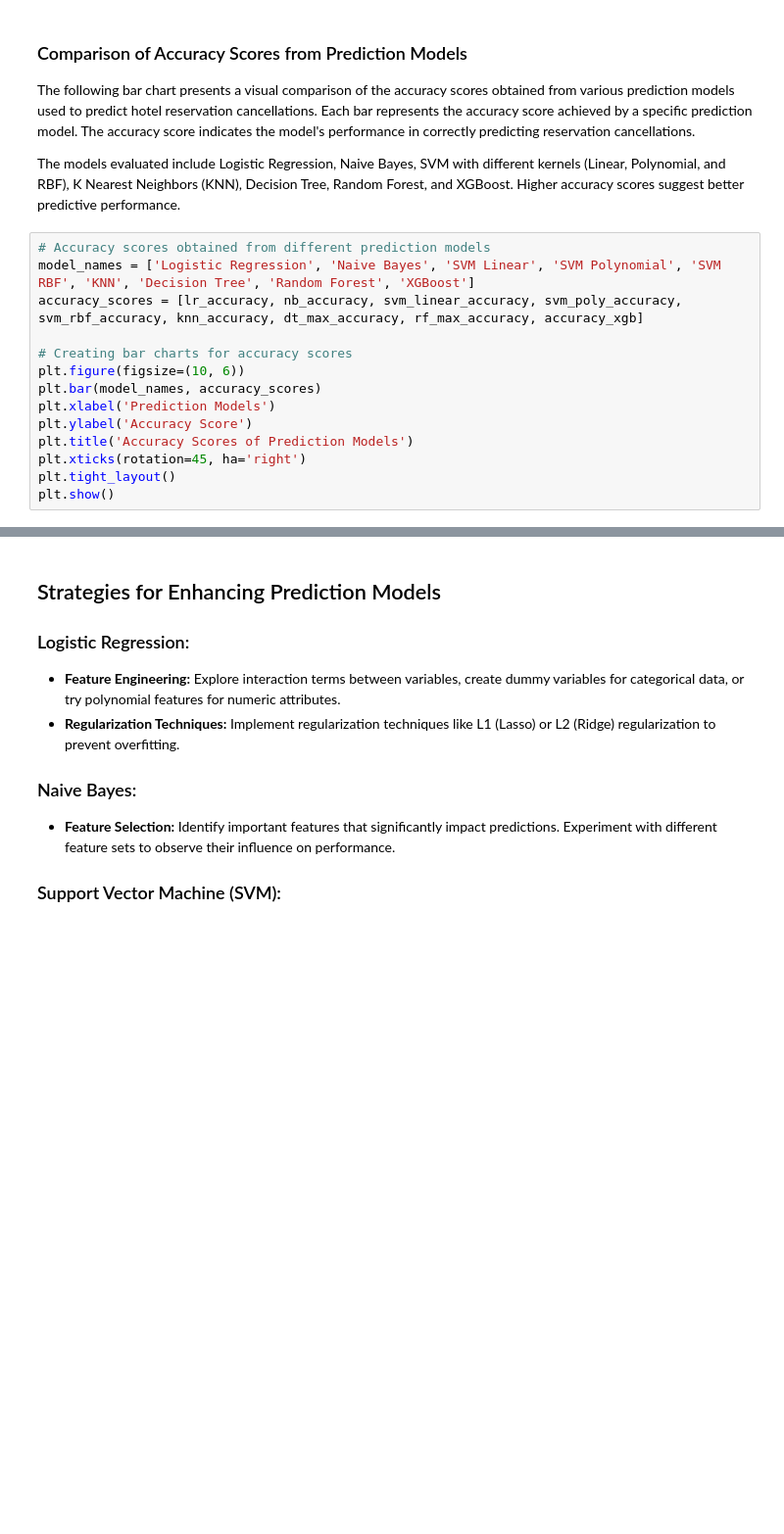
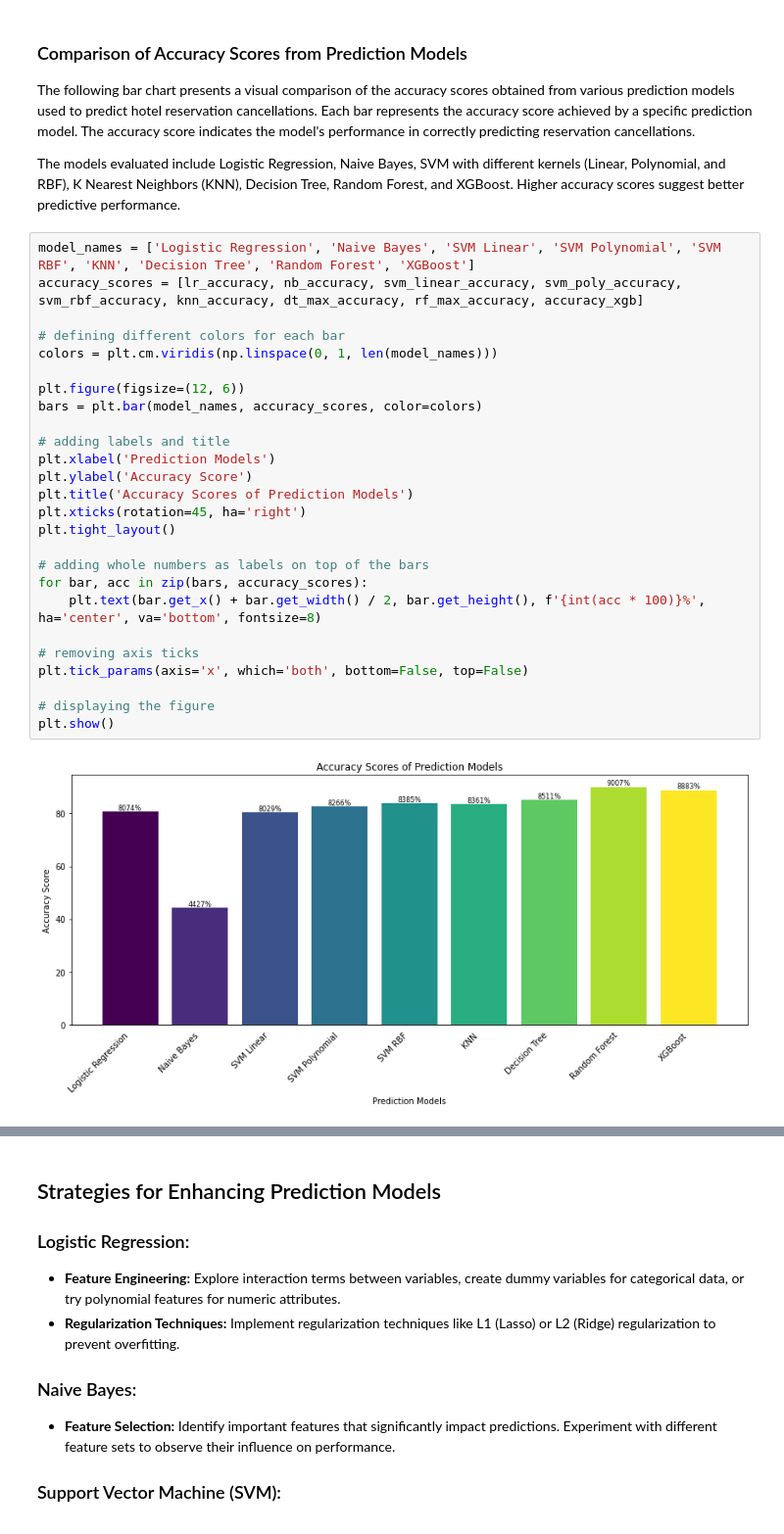
Before and after one commit to georgekalf/HotelReservations-ML, a Jupyter notebook: ML - CancellationPrediction/ML-PredictionModels.ipynb, the cells around one changed output, grey strips where cells are left out. Shown: that part at 98% size. Saved outputs shown, nothing was run; the diff lists cells and outputs as text; blank space fills up the shorter version.

Commit message:
Completed ML prediction models

```diff
--- a/ML - CancellationPrediction/ML-PredictionModels.ipynb
+++ b/ML - CancellationPrediction/ML-PredictionModels.ipynb
@@ -467,19 +570,33 @@ The following bar chart presents a visual comparison of the accuracy scores obta
 
 The models evaluated include Logistic Regression, Naive Bayes, SVM with different kernels (Linear, Polynomial, and RBF), K Nearest Neighbors (KNN), Decision Tree, Random Forest, and XGBoost. Higher accuracy scores suggest better predictive performance.
 # %%
-# Accuracy scores obtained from different prediction models
 model_names = ['Logistic Regression', 'Naive Bayes', 'SVM Linear', 'SVM Polynomial', 'SVM RBF', 'KNN', 'Decision Tree', 'Random Forest', 'XGBoost']
 accuracy_scores = [lr_accuracy, nb_accuracy, svm_linear_accuracy, svm_poly_accuracy, svm_rbf_accuracy, knn_accuracy, dt_max_accuracy, rf_max_accuracy, accuracy_xgb]
 
-# Creating bar charts for accuracy scores
-plt.figure(figsize=(10, 6))
-plt.bar(model_names, accuracy_scores)
+# defining different colors for each bar
+colors = plt.cm.viridis(np.linspace(0, 1, len(model_names)))
+
+plt.figure(figsize=(12, 6))
+bars = plt.bar(model_names, accuracy_scores, color=colors)
+
+# adding labels and title
 plt.xlabel('Prediction Models')
 plt.ylabel('Accuracy Score')
 plt.title('Accuracy Scores of Prediction Models')
 plt.xticks(rotation=45, ha='right')
 plt.tight_layout()
+
+# adding whole numbers as labels on top of the bars
+for bar, acc in zip(bars, accuracy_scores):
+    plt.text(bar.get_x() + bar.get_width() / 2, bar.get_height(), f'{int(acc * 100)}%', ha='center', va='bottom', fontsize=8)
+
+# removing axis ticks
+plt.tick_params(axis='x', which='both', bottom=False, top=False)
+
+# displaying the figure
 plt.show()
+# %% [output]
+[figure, added]
 # %% [markdown]
 ## Summary of Analysis
 
```
Also changed, not shown: parts of 13 cells of this notebook.
